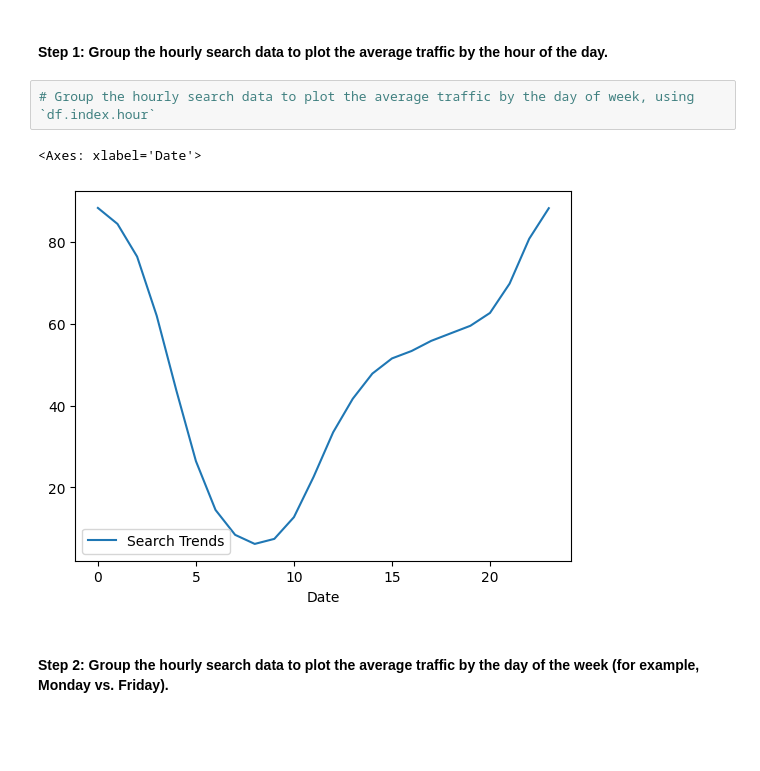
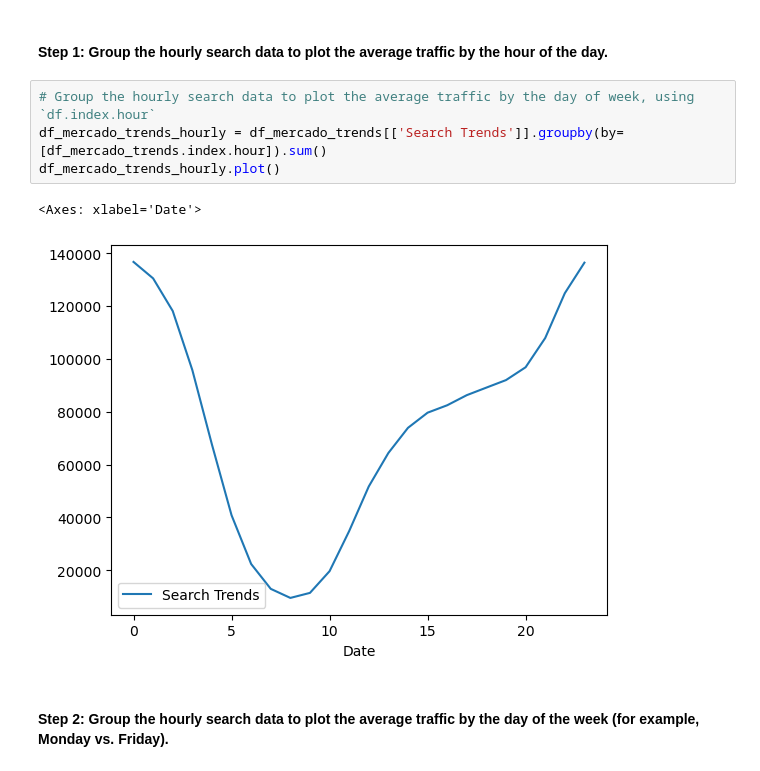
Before and after one commit to jjmccarty/prophet-challenge, a Jupyter notebook: forecasting_net_prophet.ipynb, the cells around one changed output. Cells and saved outputs as stored; diff of their text form; blank space fills up the shorter version.

```diff
--- a/forecasting_net_prophet.ipynb
+++ b/forecasting_net_prophet.ipynb
@@ -167,9 +170,11 @@ To that end, you want to mine the search traffic data for predictable seasonal p
 #### Step 1: Group the hourly search data to plot the average traffic by the hour of the day.
 # %%
 # Group the hourly search data to plot the average traffic by the day of week, using `df.index.hour`
+df_mercado_trends_hourly = df_mercado_trends[['Search Trends']].groupby(by=[df_mercado_trends.index.hour]).sum()
+df_mercado_trends_hourly.plot()
 # %% [output]
 <Axes: xlabel='Date'>
-[figure, old version]
+[figure, new version]
 # %% [markdown]
 #### Step 2: Group the hourly search data to plot the average traffic by the day of the week (for example, Monday vs. Friday).
 # %%
```
Also changed, not shown: parts of 2 cells of this notebook.
